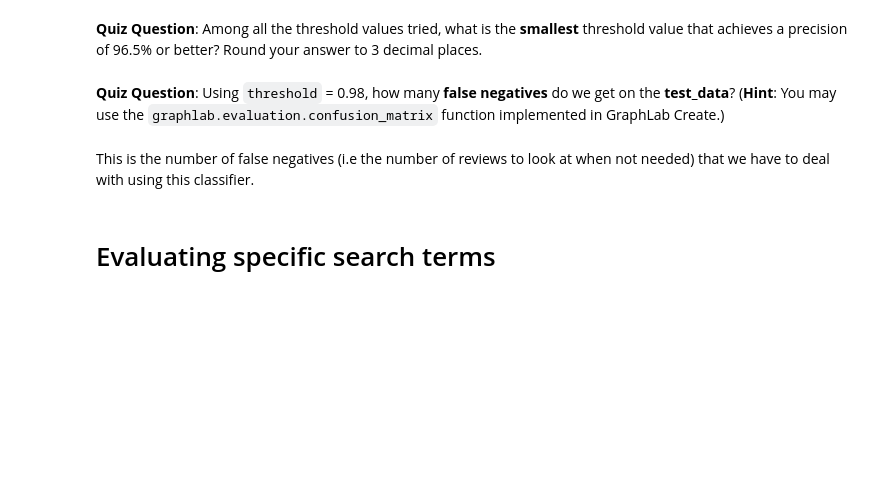
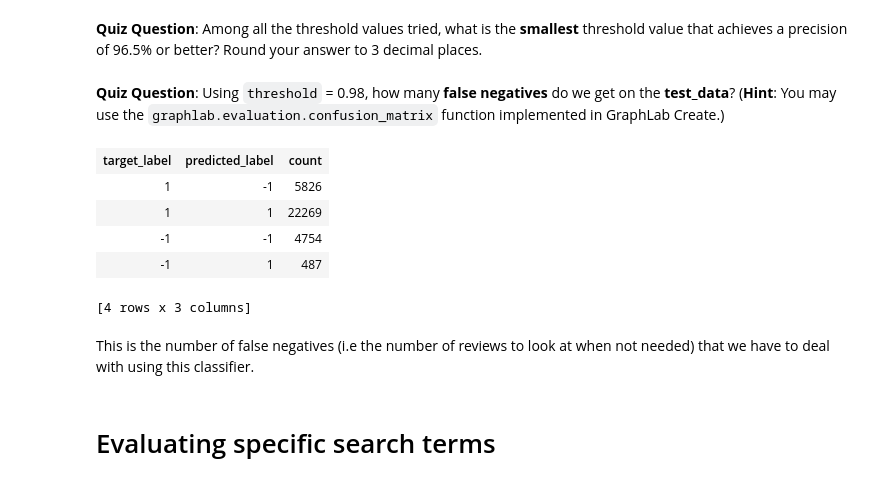
Before and after one commit to FrankBlood/Machine-Learning-Specialization, a Jupyter notebook: module-9-precision-recall-assignment-blank.ipynb, the cells around one changed output. Saved outputs shown, nothing was run; the diff lists cells and outputs as text; code cells hidden in the pictures; blank space fills up the shorter version.

```diff
--- a/module-9-precision-recall-assignment-blank.ipynb
+++ b/module-9-precision-recall-assignment-blank.ipynb
@@ -183,7 +254,8 @@ The function should return an array, where each element is set to +1 or -1 depen
 def apply_threshold(probabilities, threshold):
     ### YOUR CODE GOES HERE
     # +1 if >= threshold and -1 otherwise.
-    ...
+    probabilities = probabilities.apply(lambda x: 1 if x >= threshold else -1)
+    return probabilities
 # %% [markdown]
 Run prediction with `output_type='probability'` to get the list of probability values. Then use thresholds set at 0.5 (default) and 0.9 to make predictions from these probability values.
 # %%
@@ -265,6 +417,15 @@ plot_pr_curve(precision_all, recall_all, 'Precision recall curve (all)')
 **Quiz Question**: Among all the threshold values tried, what is the **smallest** threshold value that achieves a precision of 96.5% or better? Round your answer to 3 decimal places.
 # %% [markdown]
 **Quiz Question**: Using `threshold` = 0.98, how many **false negatives** do we get on the **test_data**? (**Hint**: You may use the `graphlab.evaluation.confusion_matrix` function implemented in GraphLab Create.)
+# %%
+graphlab.evaluation.confusion_matrix(test_data['sentiment'],apply_threshold(model.predict(test_data, output_type='probability'), 0.98))
+# %% [output]
+| target_label | predicted_label | count |
+| 1 | -1 | 5826 |
+| 1 | 1 | 22269 |
+| -1 | -1 | 4754 |
+| -1 | 1 | 487 |
+[4 rows x 3 columns]
 # %% [markdown]
 This is the number of false negatives (i.e the number of reviews to look at when not needed) that we have to deal with using this classifier.
 # %% [markdown]
```
Also changed, not shown: parts of 31 cells of this notebook.
